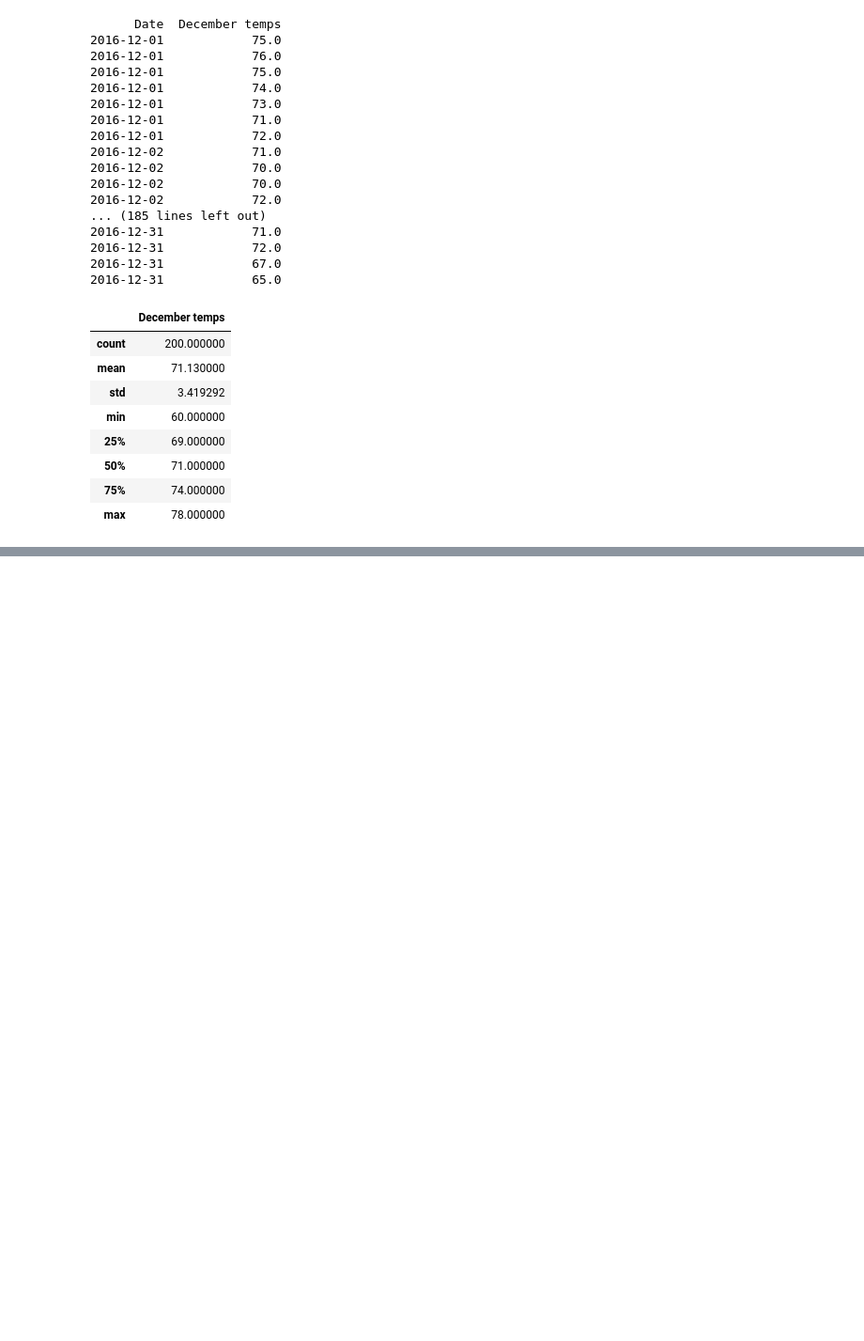
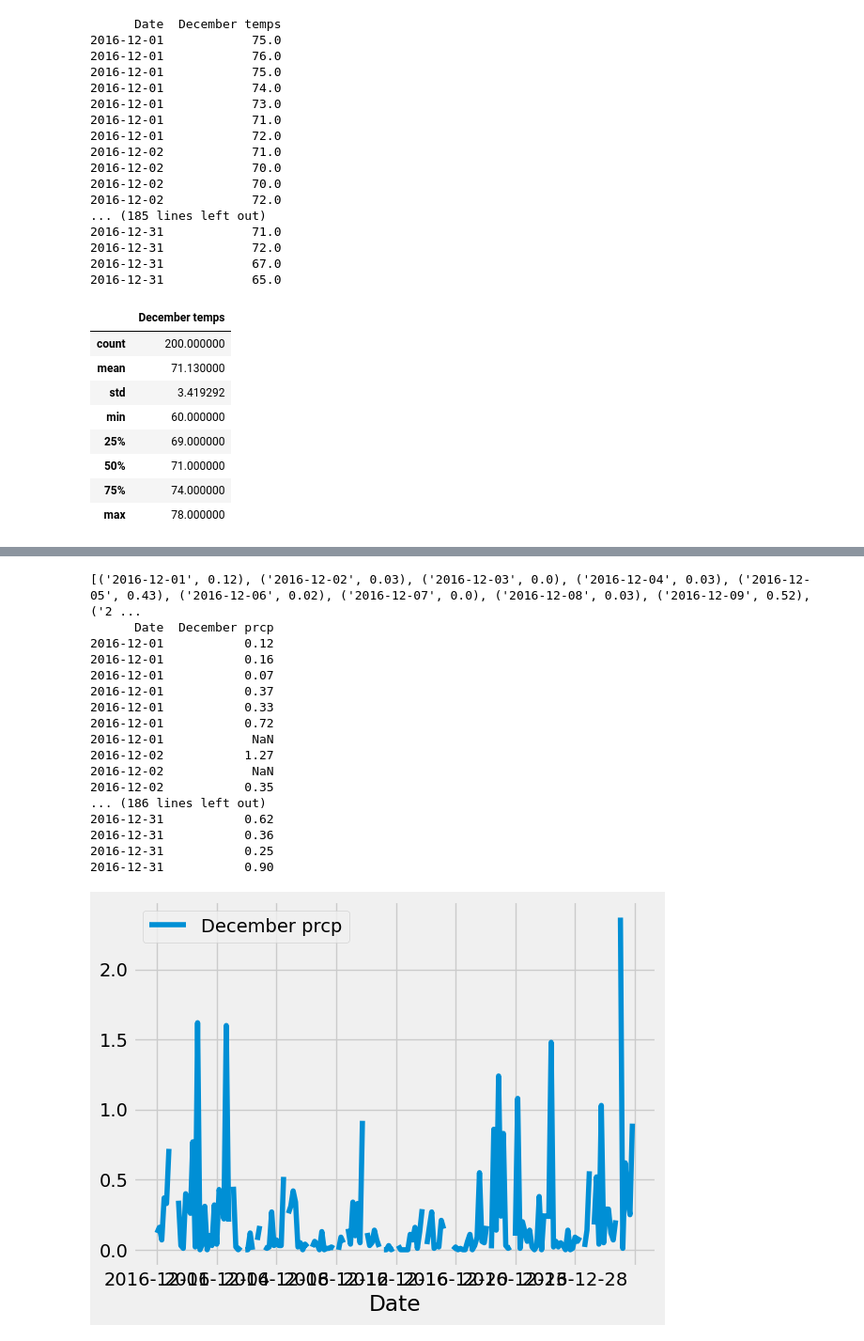
Before and after one commit to MSF2141/surfs_up, a Jupyter notebook: SurfsUp_Challenge.ipynb, the cells around one changed output, grey strips where cells are left out. Shown: that part at 94% size. Drawn from its saved outputs; the diff is of its cells as text; code cells hidden in the pictures; blank space fills up the shorter version.

```diff
--- a/SurfsUp_Challenge.ipynb
+++ b/SurfsUp_Challenge.ipynb
@@ -197,2 +277,61 @@ december_temps_df.describe()
 # %%
 # 10. Return to your challenge instructions to compare your summary statistics
+# %%
+# Plot December precipitation data, line chart and histogram.
+%matplotlib inline
+from matplotlib import style
+style.use('fivethirtyeight')
+import matplotlib.pyplot as plt
+
+december_prcp = dt.date(2016, 12, 31)
+december_prcp = dt.date(2016, 12, 31) - dt.timedelta(days=30)
+
+january_prcp = dt.date(2017, 1, 31) - dt.timedelta(days=31)
+
+session.query()
+session.query(Measurement.date, Measurement.prcp).\
+filter(Measurement.date >= december_prcp).\
+filter(Measurement.date <= january_prcp).all()
+
+
+december_prcp_results = []
+december_prcp_results = session.query(Measurement.date, Measurement.prcp).\
+filter(Measurement.date >= december_prcp).\
+filter(Measurement.date <= january_prcp).all()
+print(december_prcp_results)
+
+
+import pandas as pd
+
+december_prcp_df = pd.DataFrame(december_prcp_results, columns=['Date','December prcp'])
+# Set the index to the date column
+december_prcp_df.set_index(december_prcp_df['Date'], inplace=True)
+# Sort the dataframe by date
+december_prcp_df = december_prcp_df.sort_index()
+print(december_prcp_df.to_string(index=False))
+
+december_prcp_df.describe()
+
+december_prcp_df.plot()
+
+december_prcp_df.plot.hist(bins=10)
+plt.tight_layout()
+# %% [output]
+[('2016-12-01', 0.12), ('2016-12-02', 0.03), ('2016-12-03', 0.0), ('2016-12-04', 0.03), ('2016-12-05', 0.43), ('2016-12-06', 0.02), ('2016-12-07', 0.0), ('2016-12-08', 0.03), ('2016-12-09', 0.52), ('2 ...
+      Date  December prcp
+2016-12-01           0.12
+2016-12-01           0.16
+2016-12-01           0.07
+2016-12-01           0.37
+2016-12-01           0.33
+2016-12-01           0.72
+2016-12-01            NaN
+2016-12-02           1.27
+2016-12-02            NaN
+2016-12-02           0.35
+... (186 lines left out)
+2016-12-31           0.62
+2016-12-31           0.36
+2016-12-31           0.25
+2016-12-31           0.90
+[figure, added]
```
Also changed, not shown: parts of 4 cells of this notebook.
